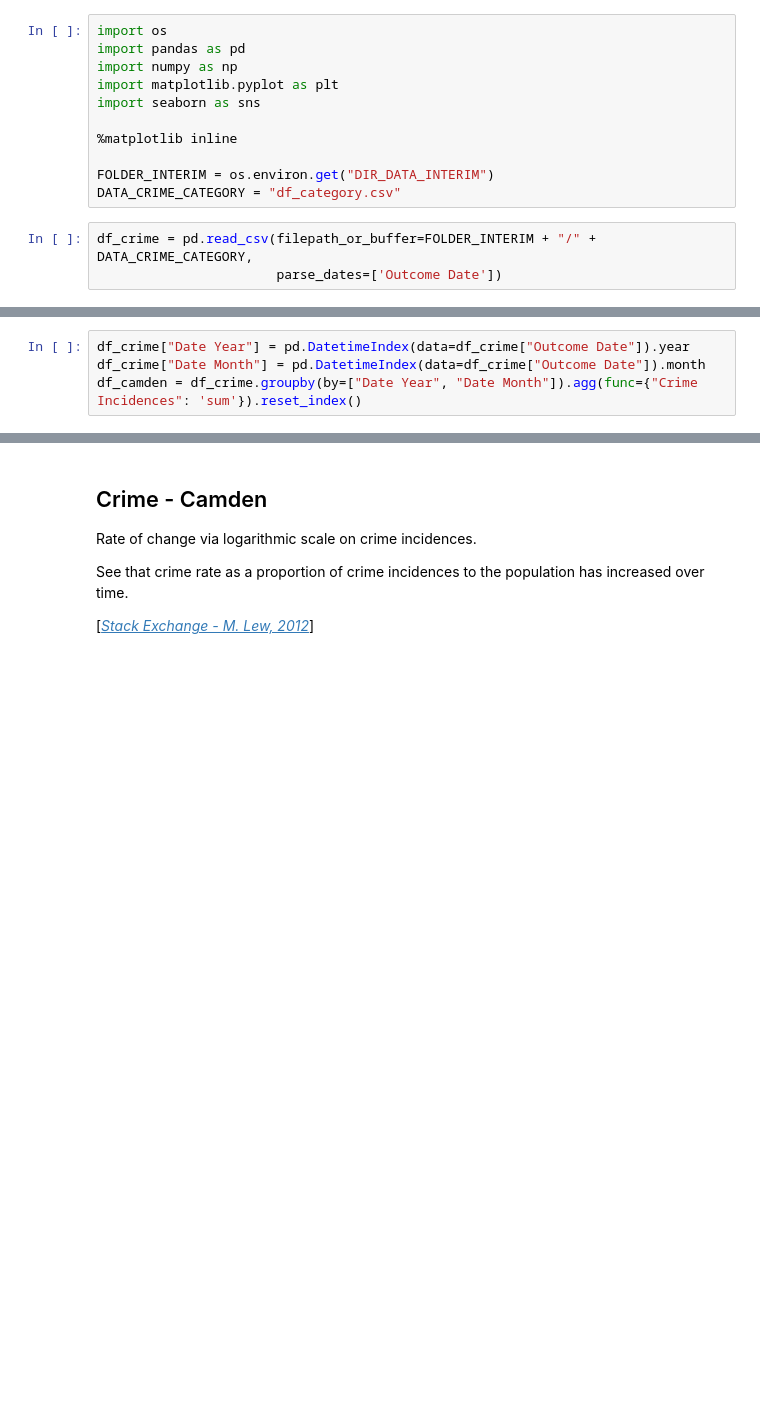
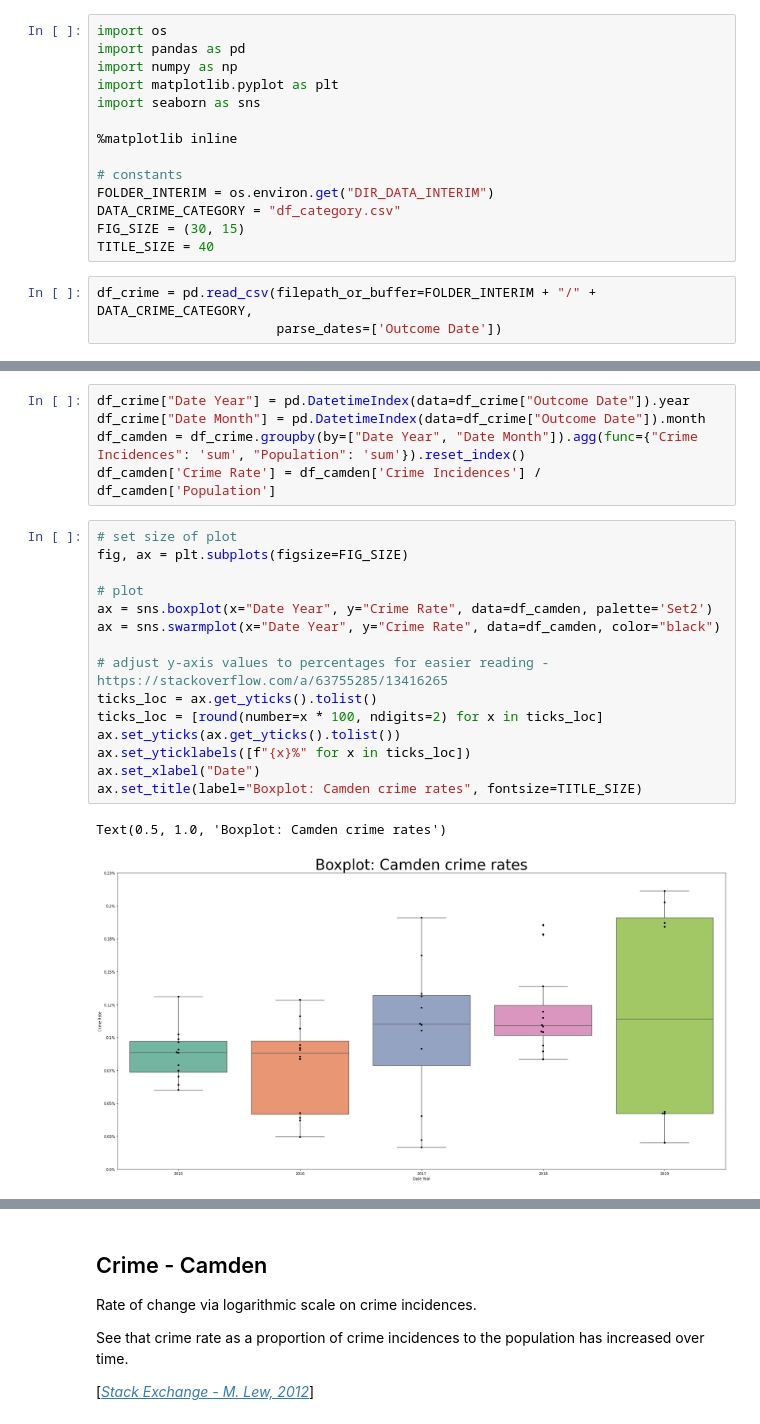
Before and after one commit to avisionh/camdencrime, a Jupyter notebook: notebooks/02_crime_category.ipynb, the cells around one changed output, grey strips where cells are left out. Drawn from its saved outputs; the diff is of its cells as text; blank space fills up the shorter version.

```diff
--- a/notebooks/02_crime_category.ipynb
+++ b/notebooks/02_crime_category.ipynb
@@ -7,8 +7,11 @@ import seaborn as sns
 
 %matplotlib inline
 
+# constants
 FOLDER_INTERIM = os.environ.get("DIR_DATA_INTERIM")
 DATA_CRIME_CATEGORY = "df_category.csv"
+FIG_SIZE = (30, 15)
+TITLE_SIZE = 40
 # %%
 df_crime = pd.read_csv(filepath_or_buffer=FOLDER_INTERIM + "/" + DATA_CRIME_CATEGORY,
                        parse_dates=['Outcome Date'])
@@ -17,4 +34,23 @@ df_crime = pd.read_csv(filepath_or_buffer=FOLDER_INTERIM + "/" + DATA_CRIME_CATE
 # %%
 df_crime["Date Year"] = pd.DatetimeIndex(data=df_crime["Outcome Date"]).year
 df_crime["Date Month"] = pd.DatetimeIndex(data=df_crime["Outcome Date"]).month
-df_camden = df_crime.groupby(by=["Date Year", "Date Month"]).agg(func={"Crime Incidences": 'sum'}).reset_index()
+df_camden = df_crime.groupby(by=["Date Year", "Date Month"]).agg(func={"Crime Incidences": 'sum', "Population": 'sum'}).reset_index()
+df_camden['Crime Rate'] = df_camden['Crime Incidences'] / df_camden['Population']
+# %%
+# set size of plot
+fig, ax = plt.subplots(figsize=FIG_SIZE)
+
+# plot
+ax = sns.boxplot(x="Date Year", y="Crime Rate", data=df_camden, palette='Set2')
+ax = sns.swarmplot(x="Date Year", y="Crime Rate", data=df_camden, color="black")
+
+# adjust y-axis values to percentages for easier reading - https://stackoverflow.com/a/63755285/13416265
+ticks_loc = ax.get_yticks().tolist()
+ticks_loc = [round(number=x * 100, ndigits=2) for x in ticks_loc]
+ax.set_yticks(ax.get_yticks().tolist())
+ax.set_yticklabels([f"{x}%" for x in ticks_loc])
+ax.set_xlabel("Date")
+ax.set_title(label="Boxplot: Camden crime rates", fontsize=TITLE_SIZE)
+# %% [output]
+Text(0.5, 1.0, 'Boxplot: Camden crime rates')
+[figure, added]
```
Also changed, not shown: parts of 16 cells of this notebook.
